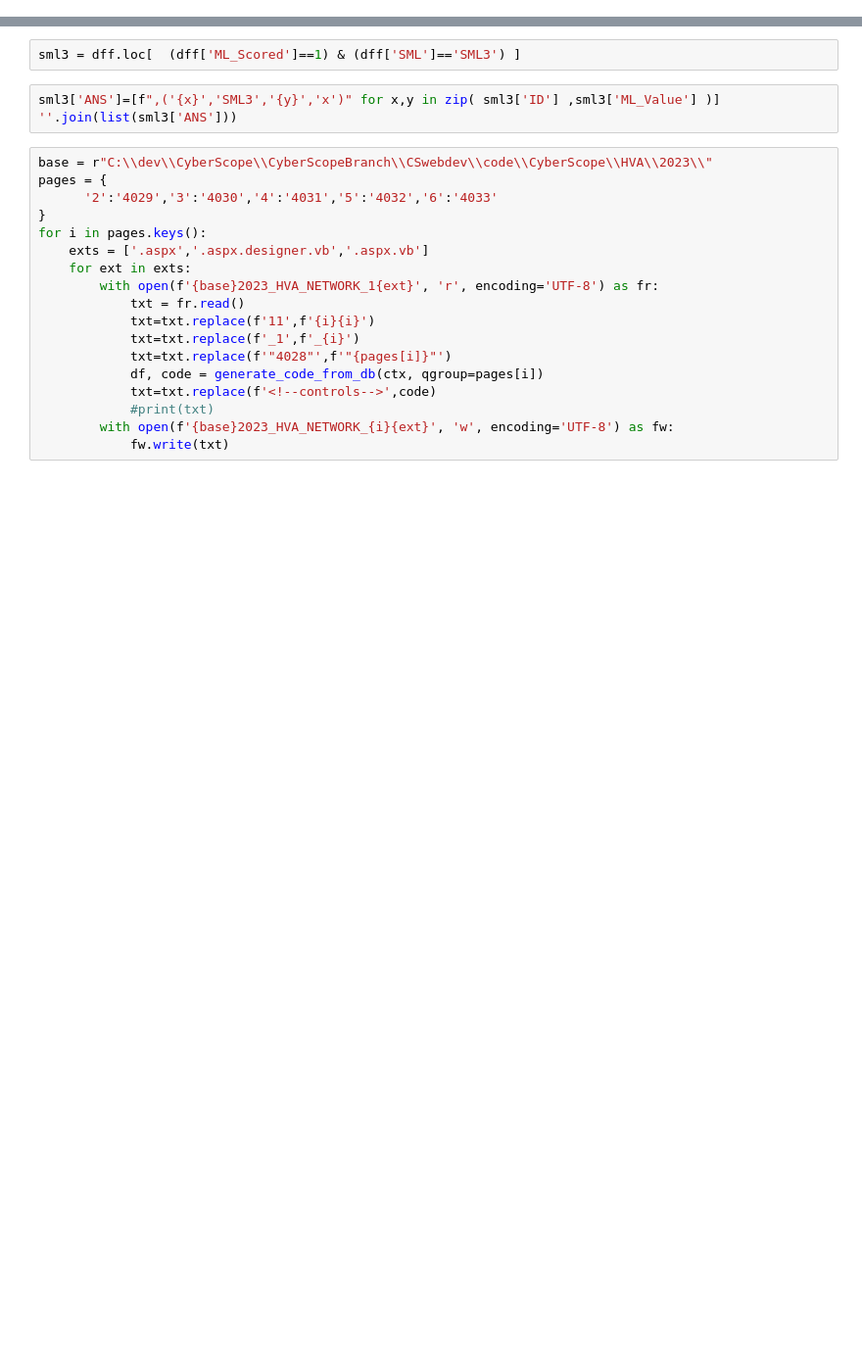
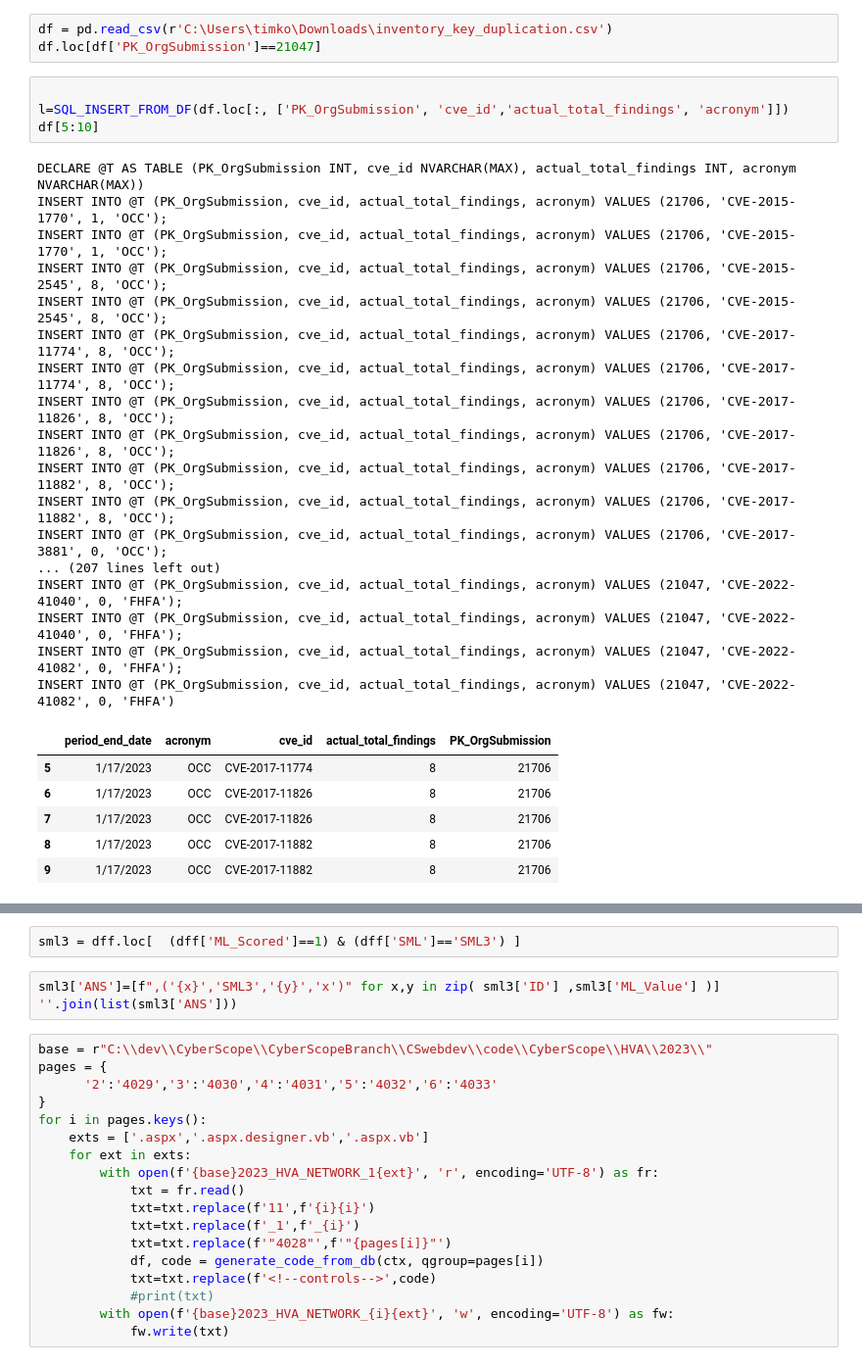
Before and after one commit to tmnkopp/PythonAutomation, a Jupyter notebook: CodeGenerators/codegen.ipynb, the cells around one changed output, grey strips where cells are left out. Shown at 98% size. Cells and saved outputs as stored; diff of their text form; blank space fills up the shorter version.

```diff
--- a/CodeGenerators/codegen.ipynb
+++ b/CodeGenerators/codegen.ipynb
@@ -27,6 +27,37 @@ import warnings
 warnings.filterwarnings('ignore')
 
 #df, code = generate_code_from_db(ctx, qgroup=4028)
+# %%
+df = pd.read_csv(r'C:\Users\timko\Downloads\inventory_key_duplication.csv')
+df.loc[df['PK_OrgSubmission']==21047]
+# %%
+
+l=SQL_INSERT_FROM_DF(df.loc[:, ['PK_OrgSubmission', 'cve_id','actual_total_findings', 'acronym']])
+df[5:10]
+# %% [output]
+DECLARE @T AS TABLE (PK_OrgSubmission INT, cve_id NVARCHAR(MAX), actual_total_findings INT, acronym NVARCHAR(MAX))
+INSERT INTO @T (PK_OrgSubmission, cve_id, actual_total_findings, acronym) VALUES (21706, 'CVE-2015-1770', 1, 'OCC');
+INSERT INTO @T (PK_OrgSubmission, cve_id, actual_total_findings, acronym) VALUES (21706, 'CVE-2015-1770', 1, 'OCC');
+INSERT INTO @T (PK_OrgSubmission, cve_id, actual_total_findings, acronym) VALUES (21706, 'CVE-2015-2545', 8, 'OCC');
+INSERT INTO @T (PK_OrgSubmission, cve_id, actual_total_findings, acronym) VALUES (21706, 'CVE-2015-2545', 8, 'OCC');
+INSERT INTO @T (PK_OrgSubmission, cve_id, actual_total_findings, acronym) VALUES (21706, 'CVE-2017-11774', 8, 'OCC');
+INSERT INTO @T (PK_OrgSubmission, cve_id, actual_total_findings, acronym) VALUES (21706, 'CVE-2017-11774', 8, 'OCC');
+INSERT INTO @T (PK_OrgSubmission, cve_id, actual_total_findings, acronym) VALUES (21706, 'CVE-2017-11826', 8, 'OCC');
+INSERT INTO @T (PK_OrgSubmission, cve_id, actual_total_findings, acronym) VALUES (21706, 'CVE-2017-11826', 8, 'OCC');
+INSERT INTO @T (PK_OrgSubmission, cve_id, actual_total_findings, acronym) VALUES (21706, 'CVE-2017-11882', 8, 'OCC');
+INSERT INTO @T (PK_OrgSubmission, cve_id, actual_total_findings, acronym) VALUES (21706, 'CVE-2017-11882', 8, 'OCC');
+INSERT INTO @T (PK_OrgSubmission, cve_id, actual_total_findings, acronym) VALUES (21706, 'CVE-2017-3881', 0, 'OCC');
+... (207 lines left out)
+INSERT INTO @T (PK_OrgSubmission, cve_id, actual_total_findings, acronym) VALUES (21047, 'CVE-2022-41040', 0, 'FHFA');
+INSERT INTO @T (PK_OrgSubmission, cve_id, actual_total_findings, acronym) VALUES (21047, 'CVE-2022-41040', 0, 'FHFA');
+INSERT INTO @T (PK_OrgSubmission, cve_id, actual_total_findings, acronym) VALUES (21047, 'CVE-2022-41082', 0, 'FHFA');
+INSERT INTO @T (PK_OrgSubmission, cve_id, actual_total_findings, acronym) VALUES (21047, 'CVE-2022-41082', 0, 'FHFA')
+|  | period_end_date | acronym | cve_id | actual_total_findings | PK_OrgSubmission |
+| 5 | 1/17/2023 | OCC | CVE-2017-11774 | 8 | 21706 |
+| 6 | 1/17/2023 | OCC | CVE-2017-11826 | 8 | 21706 |
+| 7 | 1/17/2023 | OCC | CVE-2017-11826 | 8 | 21706 |
+| 8 | 1/17/2023 | OCC | CVE-2017-11882 | 8 | 21706 |
+| 9 | 1/17/2023 | OCC | CVE-2017-11882 | 8 | 21706 |
 # %%
 pl=sql_todf("""
 SELECT UPPER(LTRIM(RTRIM(DisplayValue))) [Selections], PK_PickList [ML_Value], PK_PickListType [PLT]
```
Also changed, not shown: parts of 6 cells of this notebook, 2 other files.
